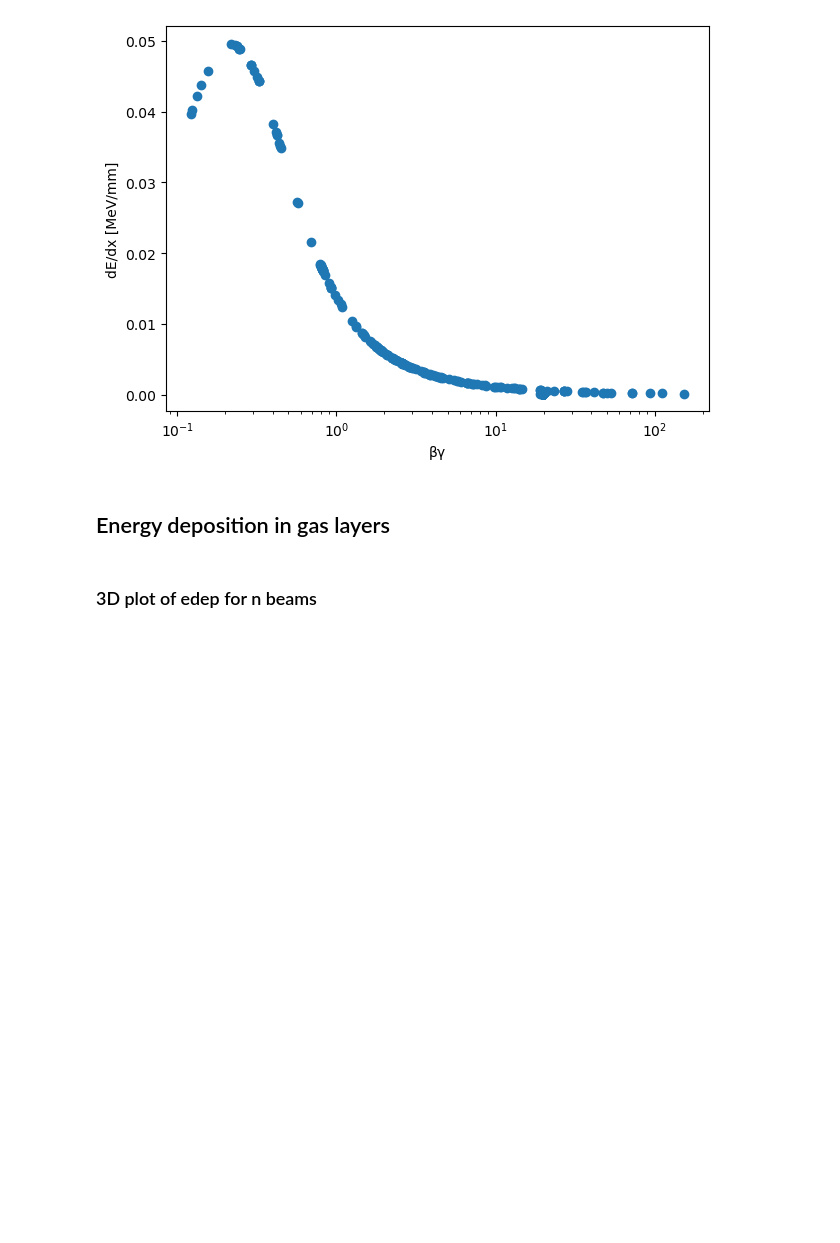
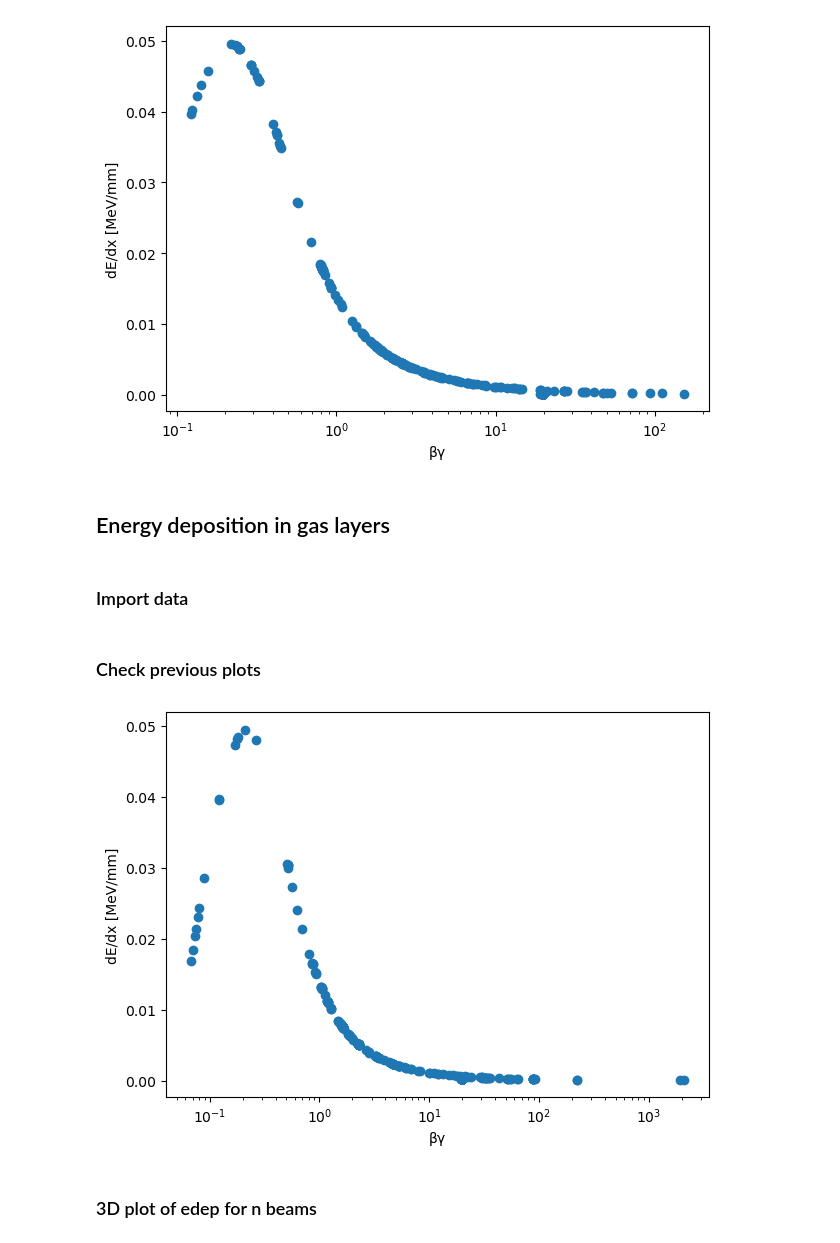
Before and after one commit to JayPRobertson/Belle-II_Drift_Chambers, a Jupyter notebook: Python/geant4_data_analysis.ipynb, the cells around one changed output. Drawn from its saved outputs; the diff is of its cells as text; code cells hidden in the pictures; blank space fills up the shorter version.

```diff
--- a/Python/geant4_data_analysis.ipynb
+++ b/Python/geant4_data_analysis.ipynb
@@ -159,17 +158,41 @@ plt.xlabel("βγ")
 plt.ylabel("dE/dx [MeV mm$^2$/g]")
 #'''
 
-fig = plt.figure(figsize=(7,5))
-plt.scatter(steps_df["beta_gamma"], steps_df["dEdx"])
-plt.xlabel("βγ")
-plt.ylabel("dE/dx [MeV/mm]")
+def plot_dEdx(df):
+    fig = plt.figure(figsize=(7,5))
+    plt.scatter(df["beta_gamma"], df["dEdx"])
+    plt.xlabel("βγ")
+    plt.ylabel("dE/dx [MeV/mm]")
 
-plt.xscale('log')
-#plt.yscale('log')
+    plt.xscale('log')
+
+plot_dEdx(steps_df)
 # %% [output]
 [figure]
 # %% [markdown]
 ## Energy deposition in gas layers
+# %% [markdown]
+### Import data
+# %%
+# Get gas layer data
+layer_df = pd.read_csv(f'csv/layered/layered_edep_data.csv')
+layer_df = organize_df(layer_df, ["entry_x", "entry_y", "entry_z", "exit_x", "exit_y", "exit_z", "edep"])
+
+# Get radii of gas layers
+radii_df = pd.read_csv(f'csv/layered/layer_radius.csv')
+
+# Get initial step data
+layered_steps_df = pd.read_csv(f'csv/layered/init_step_data.csv')
+
+# Get gas hit data
+layered_events_df = pd.read_csv(f'csv/layered/event_action_data_layered.csv')
+layered_events_df = organize_df(layered_events_df, ['energies', 'hitx', 'hity', 'hitz'])
+# %% [markdown]
+### Check previous plots
+# %%
+plot_dEdx(layered_steps_df)
+# %% [output]
+[figure, added]
 # %% [markdown]
 ### 3D plot of edep for n beams
 # %%
```
Also changed, not shown: parts of 16 cells of this notebook, 12 other files.
